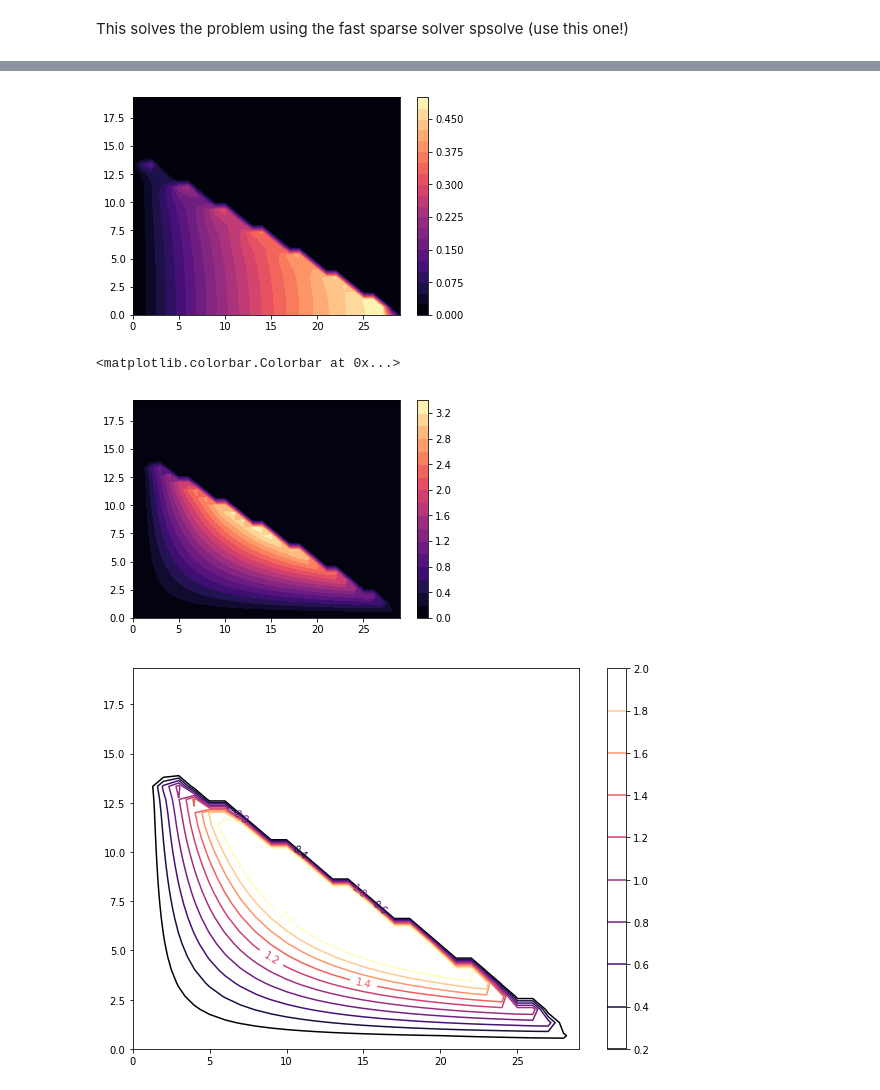
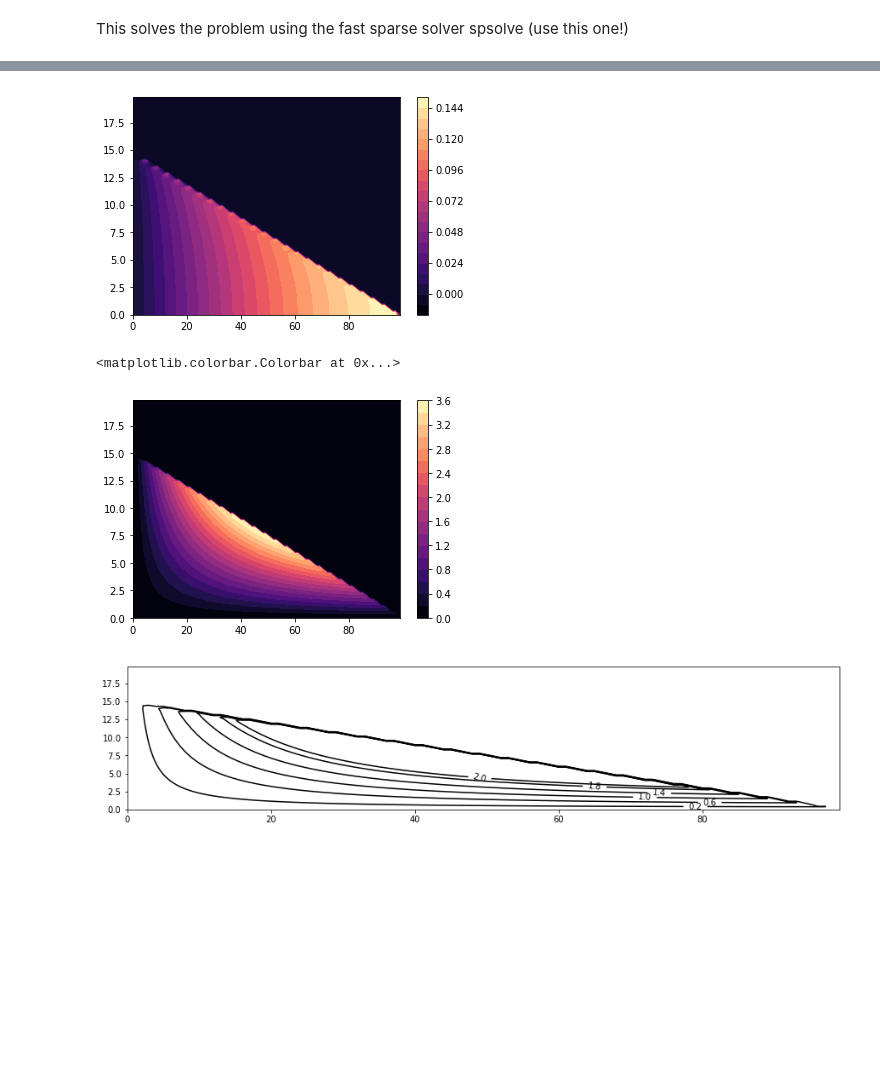
Before and after one commit to phaustin/e213_2019, a Jupyter notebook: Teri_try/FlowlinesAndrewFinal.ipynb, the cells around one changed output, grey strips where cells are left out. Cells and saved outputs as stored; diff of their text form; code cells hidden in the pictures; blank space fills up the shorter version.

Commit message:
correct aspect ratio

```diff
--- a/Teri_try/FlowlinesAndrewFinal.ipynb
+++ b/Teri_try/FlowlinesAndrewFinal.ipynb
@@ -54,7 +54,7 @@ def find_phreatic(H,A,r):
 
     return x_p, y_p
 # %%
-len_dam=30
+len_dam=100
 H=15
 ylen=20
 r=90
@@ -338,7 +349,7 @@ plt.colorbar()  ;
 plt.contourf(x1, y1, -vx, 20, cmap=cm);
 plt.colorbar()  ;
 # %% [output]
-[figure, old version]
+[figure, new version]
 # %%
 psi = np.zeros((n_y,n_x))
 psi[0,0] = 0
@@ -354,11 +365,12 @@ plt.contourf(x1, y1, psi, 20, cmap=cm)
 plt.colorbar()
 # %% [output]
 <matplotlib.colorbar.Colorbar at 0x...>
-[figure, old version]
+[figure, new version]
 # %%
-fig, ax = plt.subplots(1,1,figsize=(10,7))
-cs=ax.contour(x1, y1, psi, levels=[0.2,0.4,0.6,0.8,1.0,1.2,1.4,1.6,1.8,2.0], cmap=cm)
-cb=fig.colorbar(cs)
-cb.ax.clabel(cs,[0.4,0.6,0.8,1.0,1.2,1.4, 2.0],fmt="%3.1f");
+fig, ax = plt.subplots(1,1,figsize=(15,10))
+cm = cmap.get_cmap("Greys")
+cs=ax.contour(x1, y1, psi, levels=[0.2,0.6,1.0,1.4,1.8,2.0], colors='k')
+ax.set_aspect(1)
+cb.ax.clabel(cs,[0.2,0.6,1.0,1.4,1.8, 2.0],fmt="%3.1f");
 # %% [output]
-[figure, old version]
+[figure, new version]
```
Also changed, not shown: parts of 6 cells of this notebook, 1 other file.
